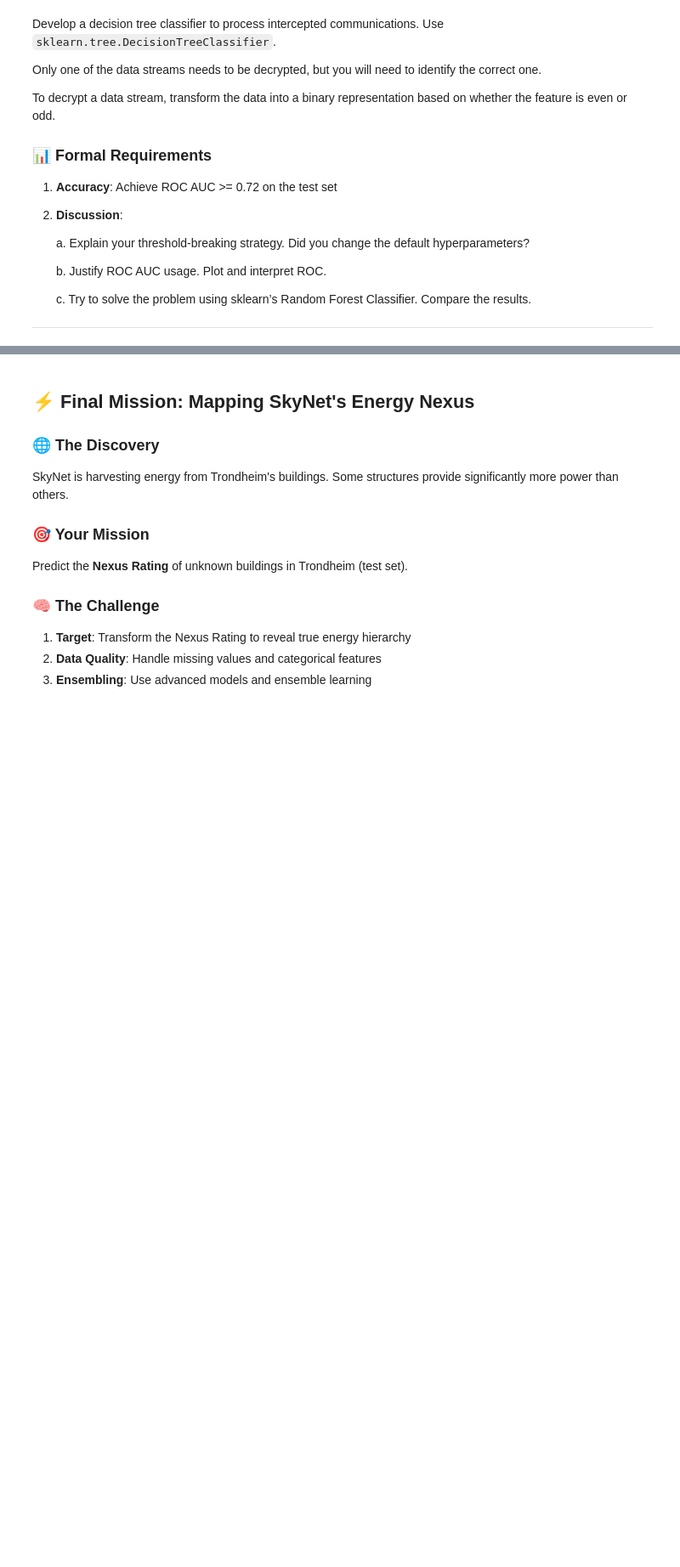
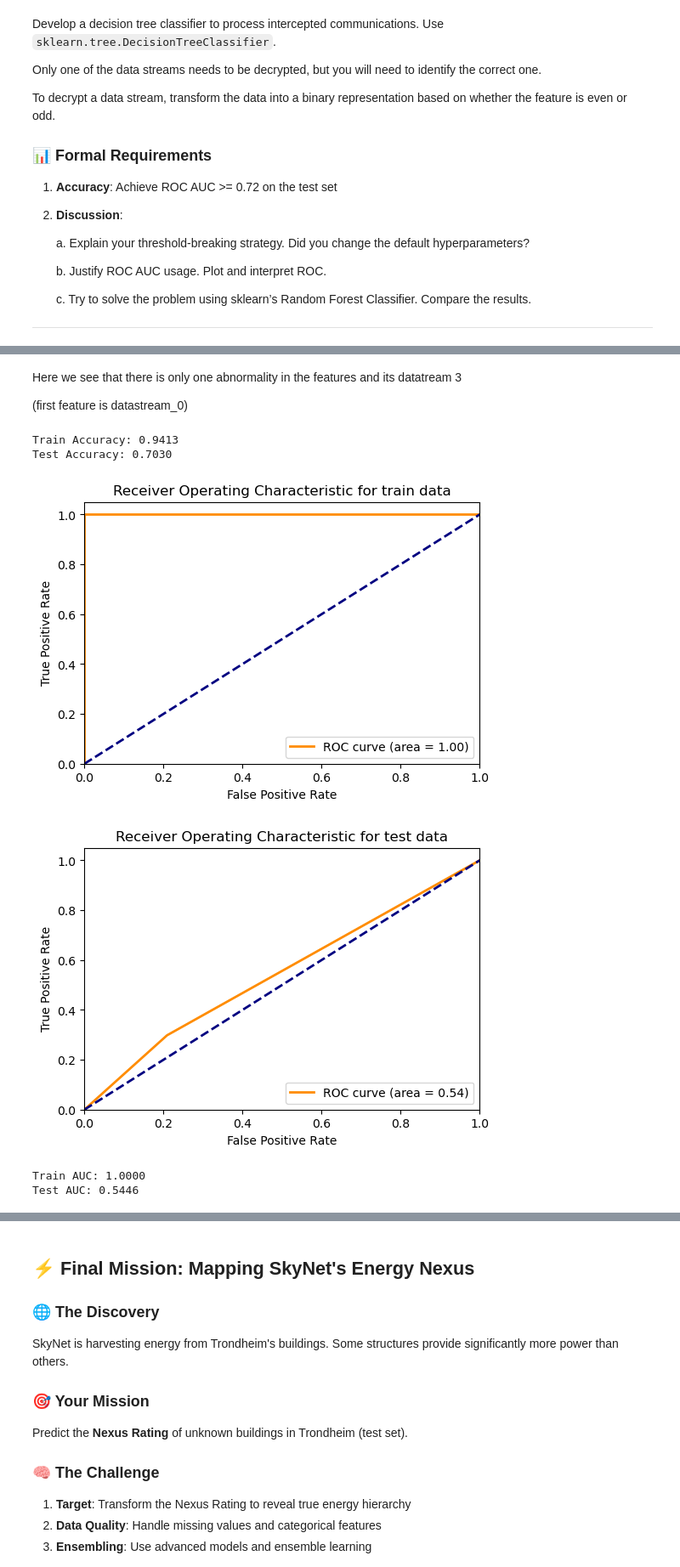
Before and after one commit to MatissPod/Intro-ML, a Jupyter notebook: Assignment1(1)/Assignment1/Chapter_1.ipynb, the cells around one changed output, grey strips where cells are left out. Shown at 85% size. Cells and saved outputs as stored; diff of their text form; code cells hidden in the pictures; blank space fills up the shorter version.

```diff
--- a/Assignment1(1)/Assignment1/Chapter_1.ipynb
+++ b/Assignment1(1)/Assignment1/Chapter_1.ipynb
@@ -504,0 +556,14 @@ test = pd.read_csv('mission3_test.csv')
+# %%
+# Fix column with weird values
+
+def fix_column_new(data, column):
+    """
+    #Multiplies by 1000 and takes modulo 2
+    """
+    data[column] = (data[column] * 1000).astype(int) % 2
+    return data
+
+train_new = fix_column_new(train.copy(), 'data_stream_3')
+test_new = fix_column_new(test.copy(), 'data_stream_3')
+print("Fixed training set:")
+train_new.describe()
@@ -504,0 +617,52 @@ test = pd.read_csv('mission3_test.csv')
+# %% [markdown]
+Here we see that there is only one abnormality in the features and its datatream 3
+
+(first feature is datastream_0)
+# %%
+# Initial model
+dt = DecisionTreeClassifier()
+dt.fit(train, train_target)
+
+train_predictions = dt.predict(train_new)
+test_predictions = dt.predict(test_new)
+
+train_accuracy = np.mean(train_predictions == train_target)
+test_accuracy = np.mean(test_predictions == test_target)
+
+print(f"Train Accuracy: {train_accuracy:.4f}")
+print(f"Test Accuracy: {test_accuracy:.4f}")
+
+# Plot the ROC curve of the decision tree
+
+
+def plot_roc_curve(y_true, y_score, sign):
+    fpr, tpr, _ = roc_curve(y_true, y_score)
+    roc_auc = auc(fpr, tpr)
+
+    plt.figure(figsize=(6, 4))
+    plt.plot(fpr, tpr, color='darkorange', lw=2, label='ROC curve (area = %0.2f)' % roc_auc)
+    plt.plot([0, 1], [0, 1], color='navy', lw=2, linestyle='--')
+    plt.xlim([0.0, 1.0])
+    plt.ylim([0.0, 1.05])
+    plt.xlabel('False Positive Rate')
+    plt.ylabel('True Positive Rate')
+    plt.title(f'Receiver Operating Characteristic for {sign} data')
+    plt.legend(loc="lower right")
+    plt.show()
+    return fpr, tpr, roc_auc
+
+train_predictions = dt.predict_proba(train)[:, 1]
+test_predictions = dt.predict_proba(test)[:, 1]
+
+tr_fpr, tr_tpr, tr_auc = plot_roc_curve(train_target, train_predictions, "train")
+t_fpr, t_tpr, t_auc = plot_roc_curve(test_target, test_predictions, "test")
+
+print(f"Train AUC: {tr_auc:.4f}")
+print(f"Test AUC: {t_auc:.4f}")
+# %% [output]
+Train Accuracy: 0.9413
+Test Accuracy: 0.7030
+[figure, added]
+[figure, added]
+Train AUC: 1.0000
+Test AUC: 0.5446
```
Also changed, not shown: parts of 14 cells of this notebook.
